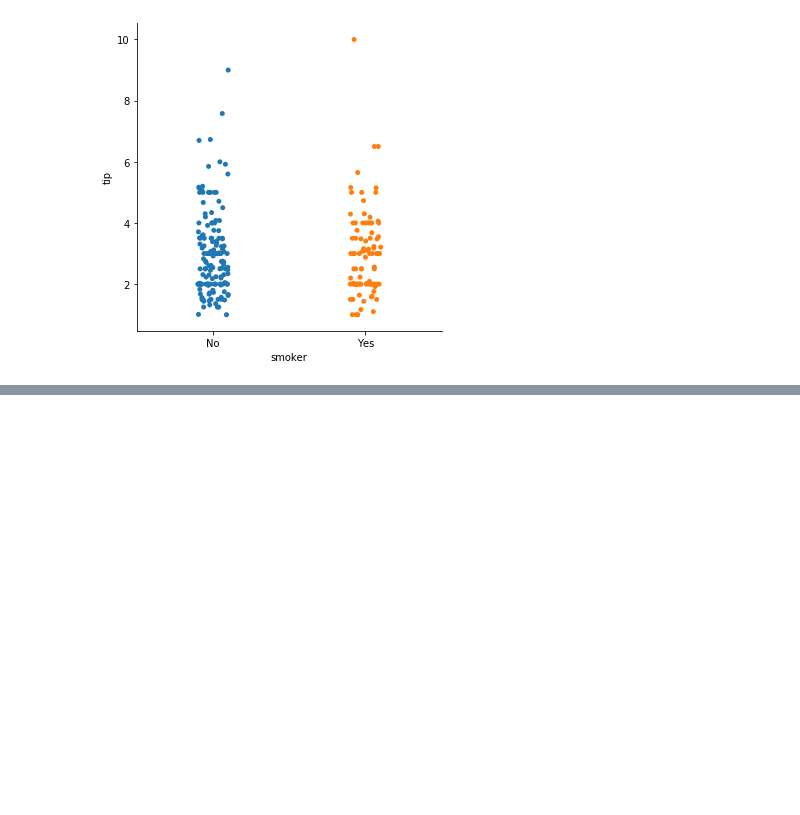
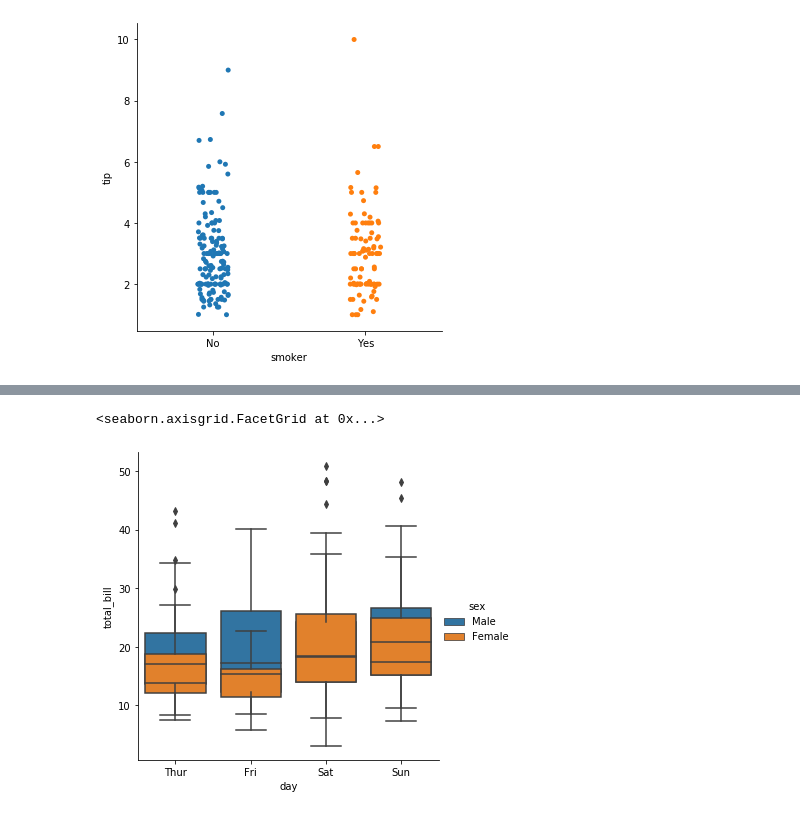
Before and after one commit to Demid-demid/Data-Visualisation, a Jupyter notebook: Categorical_data_plot.ipynb, the cells around one changed output, grey strips where cells are left out. Cells and saved outputs as stored; diff of their text form; code cells hidden in the pictures; blank space fills up the shorter version.

```diff
--- a/Categorical_data_plot.ipynb
+++ b/Categorical_data_plot.ipynb
@@ -56,0 +64,5 @@ sb.catplot(x="smoker",y="tip", data=tips, order= ["No","Yes"] )
+# %%
+sb.catplot(x="day",y="total_bill",kind="box",data=tips, hue = "sex", dodge= False)
+# %% [output]
+<seaborn.axisgrid.FacetGrid at 0x...>
+[figure, added]
```
Also changed, not shown: parts of 4 cells of this notebook.
